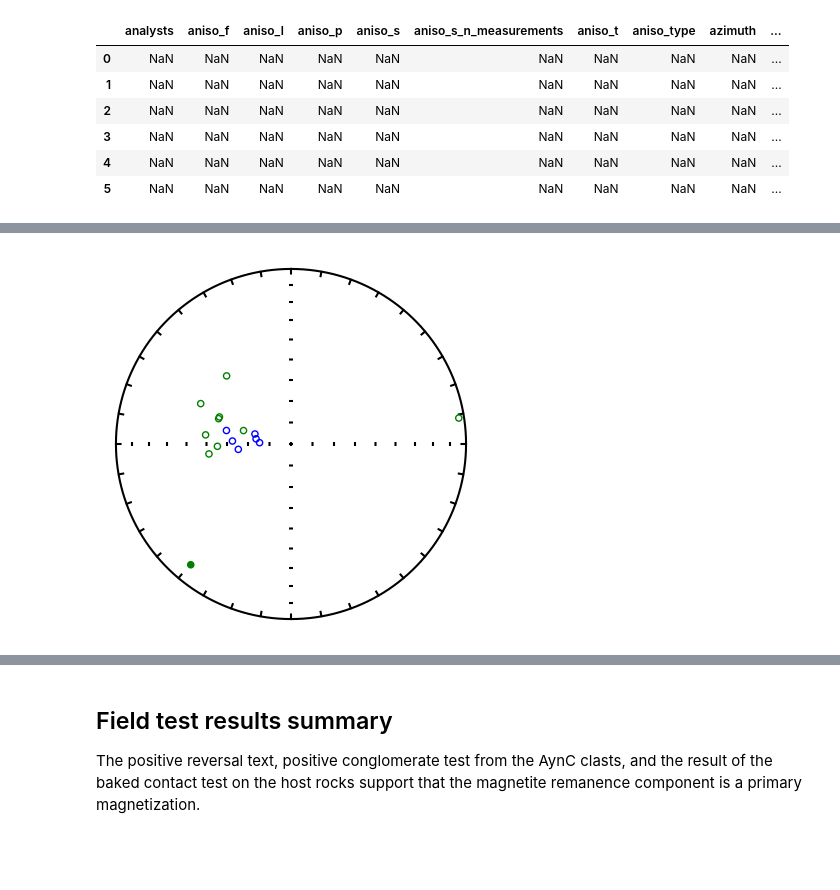
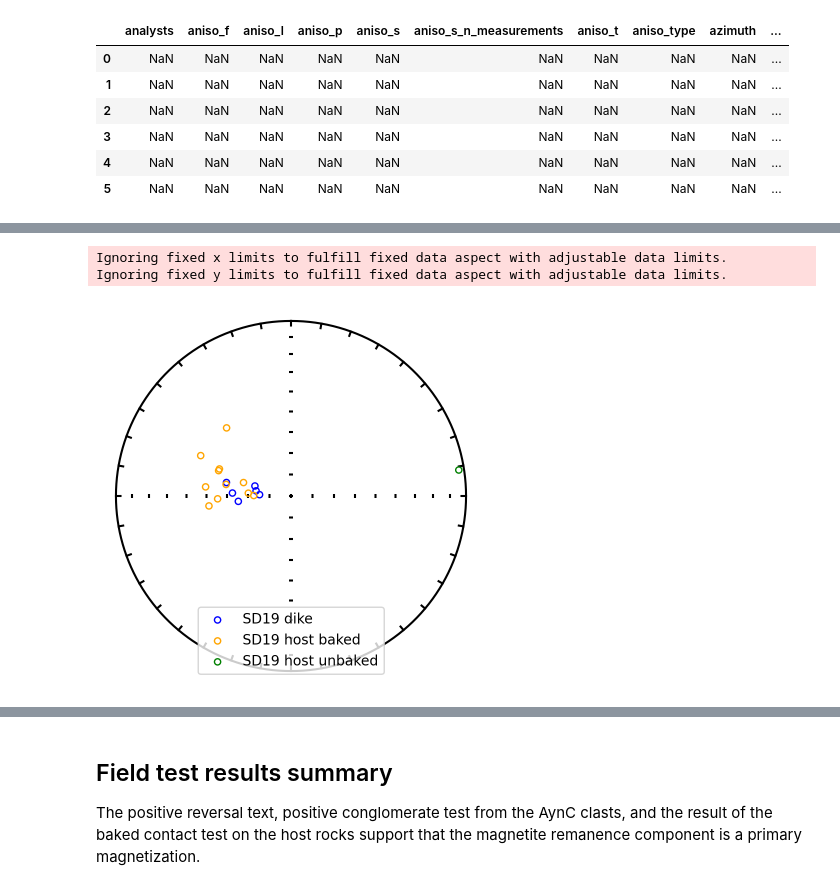
Before and after one commit to Swanson-Hysell-Group/2025_Oman_Paleogeography, a Jupyter notebook: code/dike_paleomagnetism.ipynb, the cells around one changed output, grey strips where cells are left out. Cells and saved outputs as stored; diff of their text form; code cells hidden in the pictures; blank space fills up the shorter version.

Commit message:
updates to baked contact test results visualizations

```diff
--- a/code/dike_paleomagnetism.ipynb
+++ b/code/dike_paleomagnetism.ipynb
@@ -757,21 +778,32 @@ S19B_specimen_data_ht = SD_specimen_data_gc[(SD_specimen_data_gc['site'] == 'S19
-# %%
-plt.figure(figsize=(4,4))
-ipmag.plot_net()
-# let's first plot the SD19 directions
-ipmag.plot_di(inc=SD19_specimen_data['dir_inc'], dec=SD19_specimen_data['dir_dec'], color='blue', marker='o', label='SD19')
-
-ipmag.plot_di(inc=S19B_specimen_data_mag['dir_inc'], dec=S19B_specimen_data_mag['dir_dec'], color='green', marker='o', label='S19B 0.08m to dike')
-
-# # next let's plot the specimens S19B 7-9 which are 7 meters from the dike; specimens 7 and 9 have hematite remanence, specimen 8 is gone.
-# ipmag.plot_di(inc=S19B_specimen_data_ht['dir_inc'], dec=S19B_specimen_data_ht['dir_dec'], color='orange', marker='o', label='S19B 7m to dike')
-
-# # next let's plot the specimens S19B 10-12 data which are 76 meters from the dike
-# ipmag.plot_di(inc=S19B_specimen_data_mt_far['dir_inc'], dec=S19B_specimen_data_mt_far['dir_dec'], color='red', marker='o', label='S19B 76m from dike')
-
-# plt.legend(loc='lower right')
-plt.show()
-# %% [output]
-[figure, removed]
+# %%
+baked_specimens = [
+    "S19B-1", "S19B-2", "S19B-3", "S19B-4", "S19B-6", "S19B-5",
+    "S19B-13", "S19B-14", "S19B-15", "S19B-16", "S19B-17", "S19B-20"
+]
+S19B_specimen_data_mt_close = S19B_specimen_data_mt[
+    S19B_specimen_data_mt["specimen"].isin(baked_specimens)
+]
+S19B_specimen_data_mt_close.reset_index(inplace=True)
+
+unbaked_specimens = [
+    "S19B-19", "S19B-18", "S19B-22", "S19B-()"
+]
+S19B_specimen_data_mag_far = S19B_specimen_data_mag[
+    S19B_specimen_data_mag["specimen"].isin(unbaked_specimens)
+]
+S19B_specimen_data_mag_far.reset_index(inplace=True)
+# %%
+plt.figure(figsize=(4,4))
+ipmag.plot_net()
+ipmag.plot_di(inc=SD19_specimen_data['dir_inc'], dec=SD19_specimen_data['dir_dec'], color='blue', marker='o', label='SD19 dike')
+ipmag.plot_di(inc=S19B_specimen_data_mt_close['dir_inc'], dec=S19B_specimen_data_mt_close['dir_dec'], color='orange', marker='o', label='SD19 host baked')
+ipmag.plot_di(inc=S19B_specimen_data_mag_far['dir_inc'], dec=S19B_specimen_data_mag_far['dir_dec'], color='green', marker='o', label='SD19 host unbaked')
+plt.legend(loc='lower center')
+plt.show()
+# %% [output]
+Ignoring fixed x limits to fulfill fixed data aspect with adjustable data limits.
+Ignoring fixed y limits to fulfill fixed data aspect with adjustable data limits.
+[figure, added]
 # %%
 # conduct a common mean test between specimens of SD19 and S19B 1-6
 ipmag.common_mean_bootstrap(SD19_specimen_data[['dir_inc','dir_dec']].to_numpy(),
```
Also changed, not shown: parts of 20 cells of this notebook.
